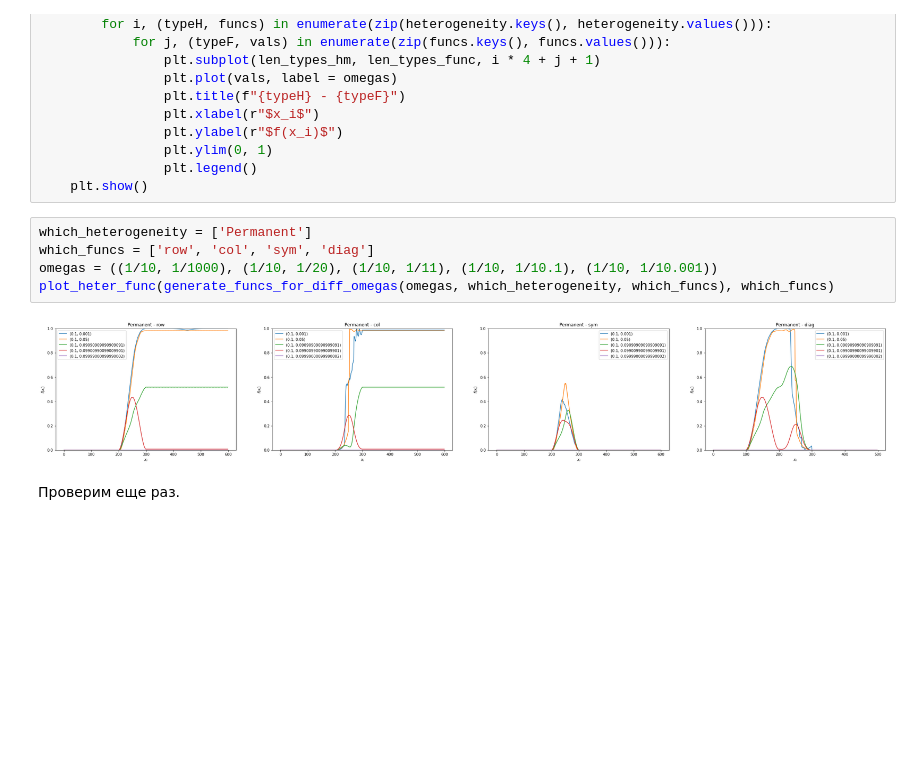
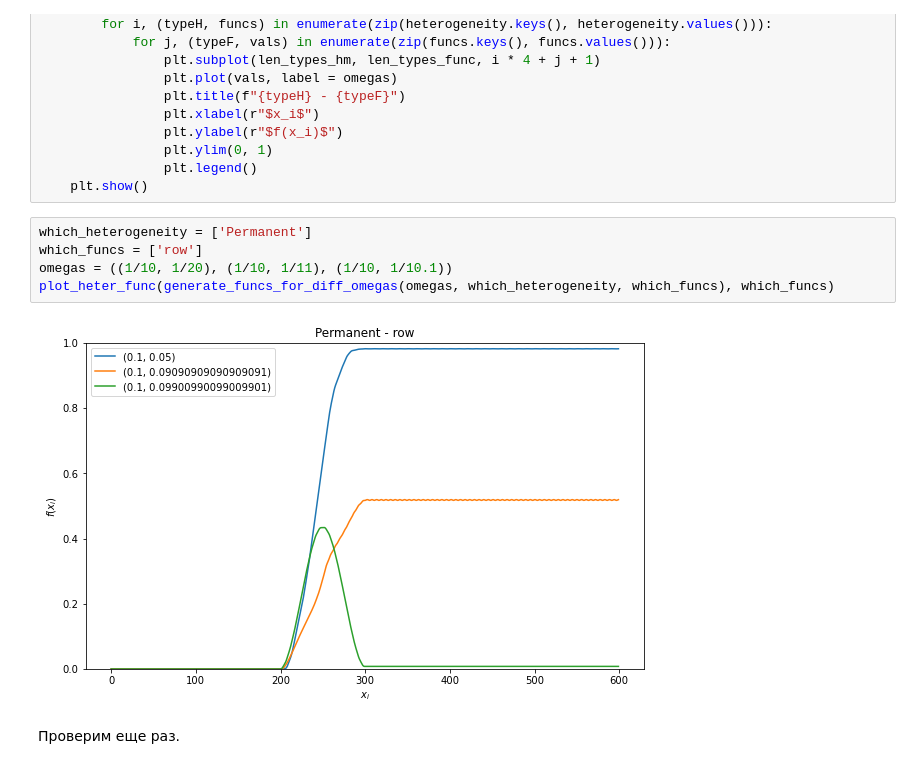
Before and after one commit to Loulaan/researchWork, a Jupyter notebook: freqTests.ipynb, the cells around one changed output. Saved outputs shown, nothing was run; the diff lists cells and outputs as text; blank space fills up the shorter version.

```diff
--- a/freqTests.ipynb
+++ b/freqTests.ipynb
@@ -200,11 +200,11 @@ def plot_heter_func(freqStats, which):
     plt.show()
 # %%
 which_heterogeneity = ['Permanent']
-which_funcs = ['row', 'col', 'sym', 'diag']
-omegas = ((1/10, 1/1000), (1/10, 1/20), (1/10, 1/11), (1/10, 1/10.1), (1/10, 1/10.001))
+which_funcs = ['row']
+omegas = ((1/10, 1/20), (1/10, 1/11), (1/10, 1/10.1))
 plot_heter_func(generate_funcs_for_diff_omegas(omegas, which_heterogeneity, which_funcs), which_funcs)
 # %% [output]
-[figure, old version]
+[figure, new version]
 # %% [markdown]
 Проверим еще раз.
 # %%
```
Also changed, not shown: 3 other files.
